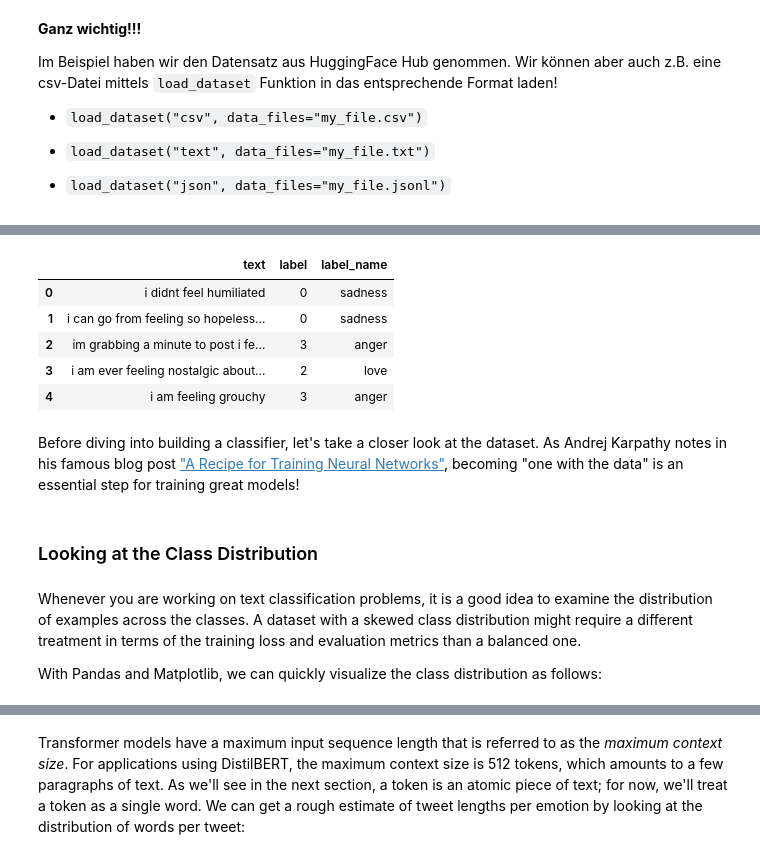
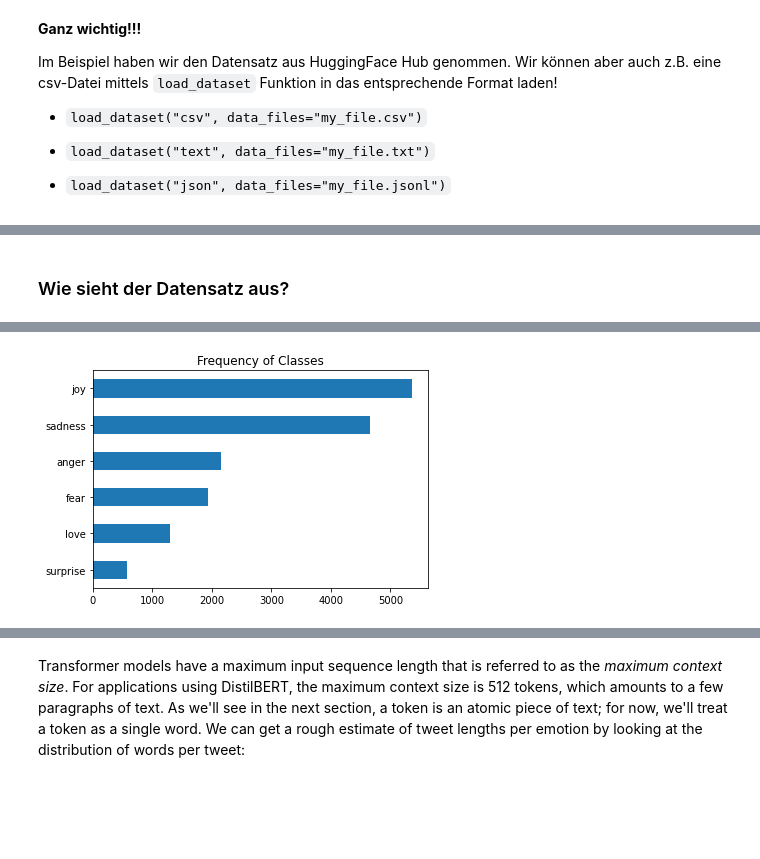
Before and after one commit to RaminParker/Huggingface_Text, a Jupyter notebook: text_classification_with_hf.ipynb, the cells around one changed output, grey strips where cells are left out. Drawn from its saved outputs; the diff is of its cells as text; code cells hidden in the pictures; blank space fills up the shorter version.

```diff
--- a/text_classification_with_hf.ipynb
+++ b/text_classification_with_hf.ipynb
@@ -308,28 +223,15 @@ As you can see, the column headers have been preserved and the first few rows ma
 # %%
-def label_int2str(row):
-    return emotions["train"].features["label"].int2str(row)
+# def label_int2str(row):
+#     return emotions["train"].features["label"].int2str(row)
 
-df["label_name"] = df["label"].apply(label_int2str)
-df.head()
+# df["label_name"] = df["label"].apply(label_int2str)
+# df.head()
-# %% [output]
-|  | text | label | label_name |
-| 0 | i didnt feel humiliated | 0 | sadness |
-| 1 | i can go from feeling so hopeless... | 0 | sadness |
-| 2 | im grabbing a minute to post i fe... | 3 | anger |
-| 3 | i am ever feeling nostalgic about... | 2 | love |
-| 4 | i am feeling grouchy | 3 | anger |
-# %% [markdown]
-Before diving into building a classifier, let's take a closer look at the dataset. As Andrej Karpathy notes in his famous blog post ["A Recipe for Training Neural Networks"](https://karpathy.github.io/2019/04/25/recipe), becoming "one with the data" is an essential step for training great models!
-# %% [markdown]
-### Looking at the Class Distribution
-# %% [markdown]
-Whenever you are working on text classification problems, it is a good idea to examine the distribution of examples across the classes. A dataset with a skewed class distribution might require a different treatment in terms of the training loss and evaluation metrics than a balanced one.
-
-With Pandas and Matplotlib, we can quickly visualize the class distribution as follows:
+# %% [markdown]
+### Wie sieht der Datensatz aus?
 # %%
 import matplotlib.pyplot as plt
 
-df["label_name"].value_counts(ascending=True).plot.barh()
+df["label_text"].value_counts(ascending=True).plot.barh()
 plt.title("Frequency of Classes")
 plt.show()
 # %% [output]
@@ -336,0 +238 @@ plt.show()
+[figure, added]
```
Also changed, not shown: parts of 48 cells of this notebook.
